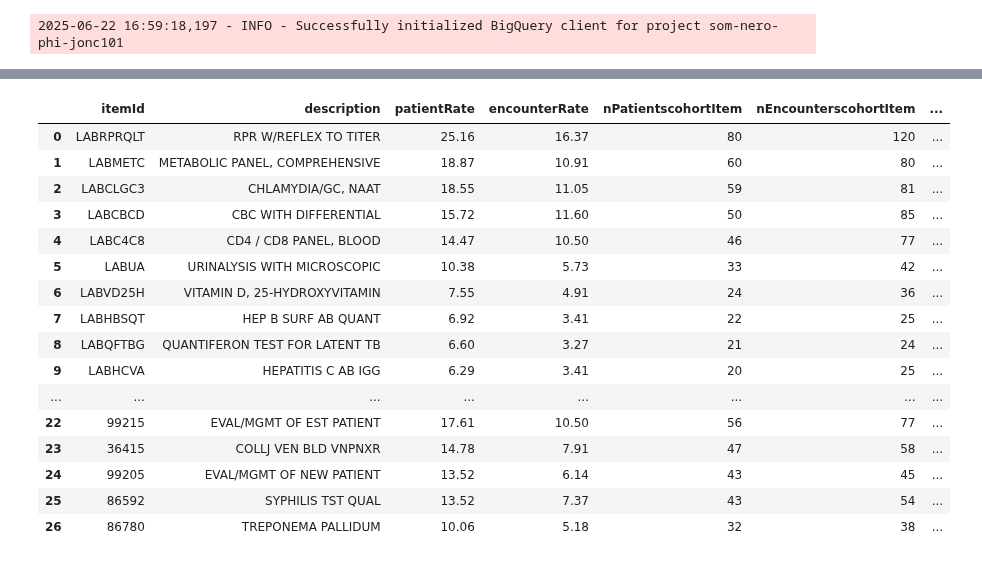
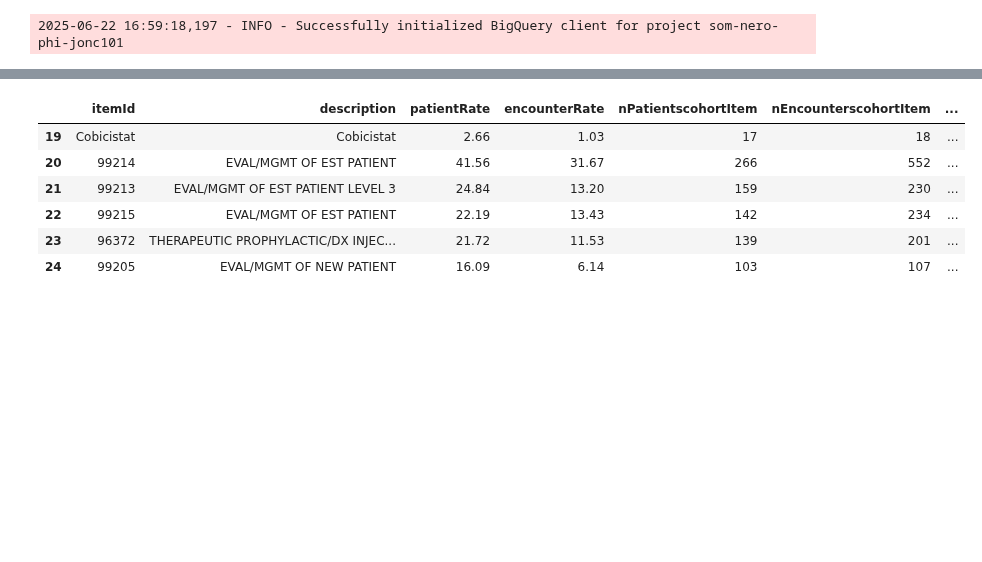
Before and after one commit to HealthRex/CDSS, a Jupyter notebook: scripts/eConsult/Recommender/phase_1/Notebook/phase_1_updated.ipynb, the cells around one changed output, grey strips where cells are left out. Saved outputs shown, nothing was run; the diff lists cells and outputs as text; code cells hidden in the pictures; blank space fills up the shorter version.

```diff
--- a/scripts/eConsult/Recommender/phase_1/Notebook/phase_1_updated.ipynb
+++ b/scripts/eConsult/Recommender/phase_1/Notebook/phase_1_updated.ipynb
@@ -555,2 +478,12 @@ result_new
+# %%
+no_gender_filter_result = result.copy()
+no_gender_filter_result["patient_gender"] = None
+
+no_age_filter_result = result.copy()
+no_age_filter_result["patient_age"] = None
+
+no_filter_at_all_result = result.copy()
+no_filter_at_all_result["patient_age"] = None
+no_filter_at_all_result["patient_gender"] = None
 # %%
 orders = api.get_orders(
@@ -569,20 +501,0 @@ orders = api.get_orders(
-# %%
-orders
-# %% [output]
-|  | itemId | description | patientRate | encounterRate | nPatientscohortItem | nEncounterscohortItem | ... |
-| 0 | LABRPRQLT | RPR W/REFLEX TO TITER | 25.16 | 16.37 | 80 | 120 | ... |
-| 1 | LABMETC | METABOLIC PANEL, COMPREHENSIVE | 18.87 | 10.91 | 60 | 80 | ... |
-| 2 | LABCLGC3 | CHLAMYDIA/GC, NAAT | 18.55 | 11.05 | 59 | 81 | ... |
-| 3 | LABCBCD | CBC WITH DIFFERENTIAL | 15.72 | 11.60 | 50 | 85 | ... |
-| 4 | LABC4C8 | CD4 / CD8 PANEL, BLOOD | 14.47 | 10.50 | 46 | 77 | ... |
-| 5 | LABUA | URINALYSIS WITH MICROSCOPIC | 10.38 | 5.73 | 33 | 42 | ... |
-| 6 | LABVD25H | VITAMIN D, 25-HYDROXYVITAMIN | 7.55 | 4.91 | 24 | 36 | ... |
-| 7 | LABHBSQT | HEP B SURF AB QUANT | 6.92 | 3.41 | 22 | 25 | ... |
-| 8 | LABQFTBG | QUANTIFERON TEST FOR LATENT TB | 6.60 | 3.27 | 21 | 24 | ... |
-| 9 | LABHCVA | HEPATITIS C AB IGG | 6.29 | 3.41 | 20 | 25 | ... |
-| ... | ... | ... | ... | ... | ... | ... | ... |
-| 22 | 99215 | EVAL/MGMT OF EST PATIENT | 17.61 | 10.50 | 56 | 77 | ... |
-| 23 | 36415 | COLLJ VEN BLD VNPNXR | 14.78 | 7.91 | 47 | 58 | ... |
-| 24 | 99205 | EVAL/MGMT OF NEW PATIENT | 13.52 | 6.14 | 43 | 45 | ... |
-| 25 | 86592 | SYPHILIS TST QUAL | 13.52 | 7.37 | 43 | 54 | ... |
-| 26 | 86780 | TREPONEMA PALLIDUM | 10.06 | 5.18 | 32 | 38 | ... |
@@ -589 +513,15 @@ orders
+# %%
+no_filter_at_all_orders = api.get_orders(
+    params=no_filter_at_all_result
+)
+# %%
+no_filter_at_all_orders.iloc[19:25]
+# %% [output]
+|  | itemId | description | patientRate | encounterRate | nPatientscohortItem | nEncounterscohortItem | ... |
+| 19 | Cobicistat | Cobicistat | 2.66 | 1.03 | 17 | 18 | ... |
+| 20 | 99214 | EVAL/MGMT OF EST PATIENT | 41.56 | 31.67 | 266 | 552 | ... |
+| 21 | 99213 | EVAL/MGMT OF EST PATIENT LEVEL 3 | 24.84 | 13.20 | 159 | 230 | ... |
+| 22 | 99215 | EVAL/MGMT OF EST PATIENT | 22.19 | 13.43 | 142 | 234 | ... |
+| 23 | 96372 | THERAPEUTIC PROPHYLACTIC/DX INJEC... | 21.72 | 11.53 | 139 | 201 | ... |
+| 24 | 99205 | EVAL/MGMT OF NEW PATIENT | 16.09 | 6.14 | 103 | 107 | ... |
 # %%
```
Also changed, not shown: parts of 10 cells of this notebook.
